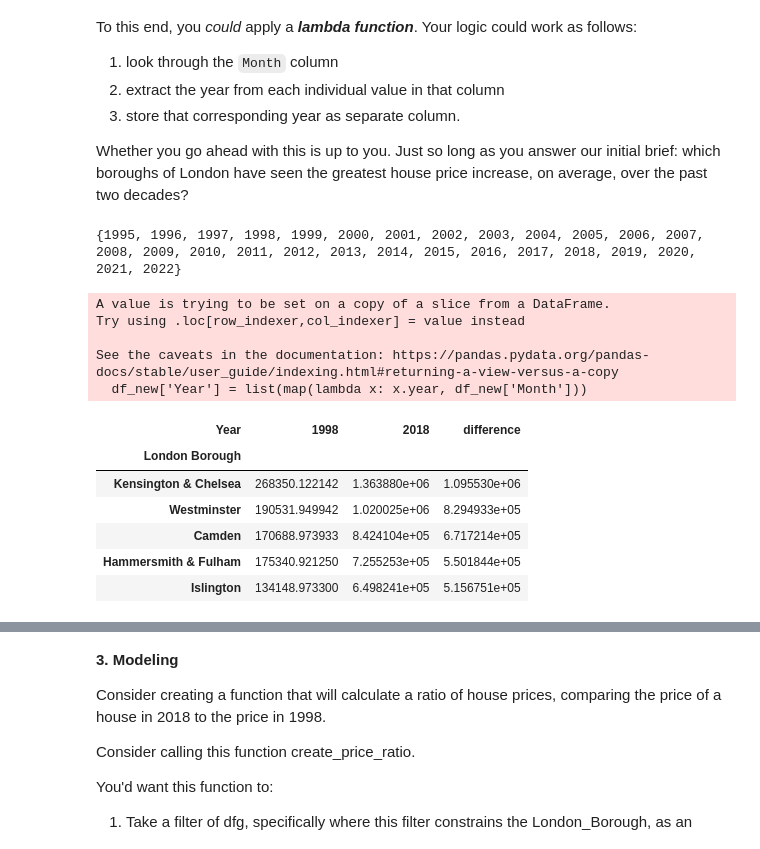
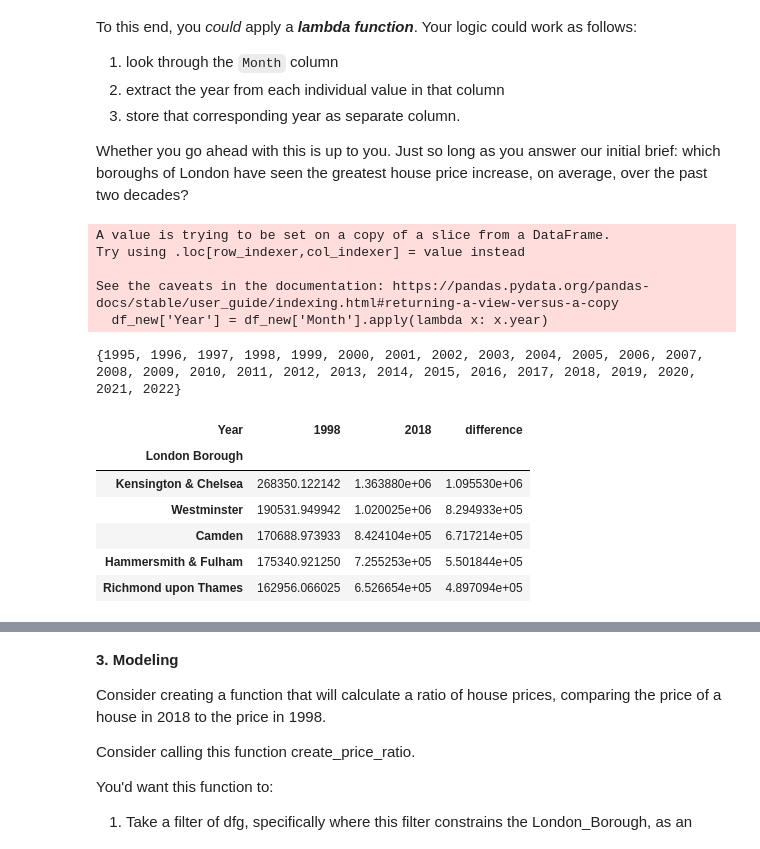
Before and after one commit to melaine-000/python, a Jupyter notebook: Unit4_Challenge-Tier_3.ipynb, the cells around one changed output, grey strips where cells are left out. Saved outputs shown, nothing was run; the diff lists cells and outputs as text; code cells hidden in the pictures.

```diff
--- a/Unit4_Challenge-Tier_3.ipynb
+++ b/Unit4_Challenge-Tier_3.ipynb
@@ -247,34 +253,35 @@ To this end, you *could* apply a ***lambda function***. Your logic could work as
 3. store that corresponding year as separate column.
 
 Whether you go ahead with this is up to you. Just so long as you answer our initial brief: which boroughs of London have seen the greatest house price increase, on average, over the past two decades?
-# %%
-df_new['Year'] = list(map(lambda x: x.year, df_new['Month']))
-print(set(df_new['Year']))
-#print(type(df_new['Year'].iloc[0]))
-# %% [output]
-{1995, 1996, 1997, 1998, 1999, 2000, 2001, 2002, 2003, 2004, 2005, 2006, 2007, 2008, 2009, 2010, 2011, 2012, 2013, 2014, 2015, 2016, 2017, 2018, 2019, 2020, 2021, 2022}
-A value is trying to be set on a copy of a slice from a DataFrame.
-Try using .loc[row_indexer,col_indexer] = value instead
-
-See the caveats in the documentation: https://pandas.pydata.org/pandas-docs/stable/user_guide/indexing.html#returning-a-view-versus-a-copy
-  df_new['Year'] = list(map(lambda x: x.year, df_new['Month']))
+# %%
+df_new['Year'] = df_new['Month'].apply(lambda x: x.year)
+# %% [output]
+A value is trying to be set on a copy of a slice from a DataFrame.
+Try using .loc[row_indexer,col_indexer] = value instead
+
+See the caveats in the documentation: https://pandas.pydata.org/pandas-docs/stable/user_guide/indexing.html#returning-a-view-versus-a-copy
+  df_new['Year'] = df_new['Month'].apply(lambda x: x.year)
+# %%
+print(set(df_new['Year']))
+# %% [output]
+{1995, 1996, 1997, 1998, 1999, 2000, 2001, 2002, 2003, 2004, 2005, 2006, 2007, 2008, 2009, 2010, 2011, 2012, 2013, 2014, 2015, 2016, 2017, 2018, 2019, 2020, 2021, 2022}
 # %%
 df_annual = df_new.sort_values(['London Borough', 'Month']).groupby(['London Borough', 'Year']).agg({'Average Price':'mean'})
 #df_annual.head()
 # %%
-df_evo = df_annual.loc[(slice(None), [2003, 2022]), :] # past two decades: 2003 - 2022
+df_evo = df_annual.loc[(slice(None), [1998, 2018]), :] # past two decades: 1998-2018
 #print(df_evo)
 # %%
 df_pivot = df_evo.reset_index().pivot(index='London Borough', columns='Year', values='Average Price')
-df_pivot['difference'] = df_pivot[2022] - df_pivot[2003]
+df_pivot['difference'] = df_pivot[2018] - df_pivot[1998]
 #print(df_pivot.head())
-df_sorted = df_pivot.sort_values('difference', ascending = False)
+df_sorted = df_pivot.sort_values(2018, ascending = False)
 df_sorted.head()
 # %% [output]
 | Year | 1998 | 2018 | difference |
 | London Borough |  |  |  |
 | Kensington & Chelsea | 268350.122142 | 1.363880e+06 | 1.095530e+06 |
 | Westminster | 190531.949942 | 1.020025e+06 | 8.294933e+05 |
 | Camden | 170688.973933 | 8.424104e+05 | 6.717214e+05 |
 | Hammersmith & Fulham | 175340.921250 | 7.255253e+05 | 5.501844e+05 |
-| Islington | 134148.973300 | 6.498241e+05 | 5.156751e+05 |
+| Richmond upon Thames | 162956.066025 | 6.526654e+05 | 4.897094e+05 |
```
Also changed, not shown: parts of 4 cells of this notebook.
